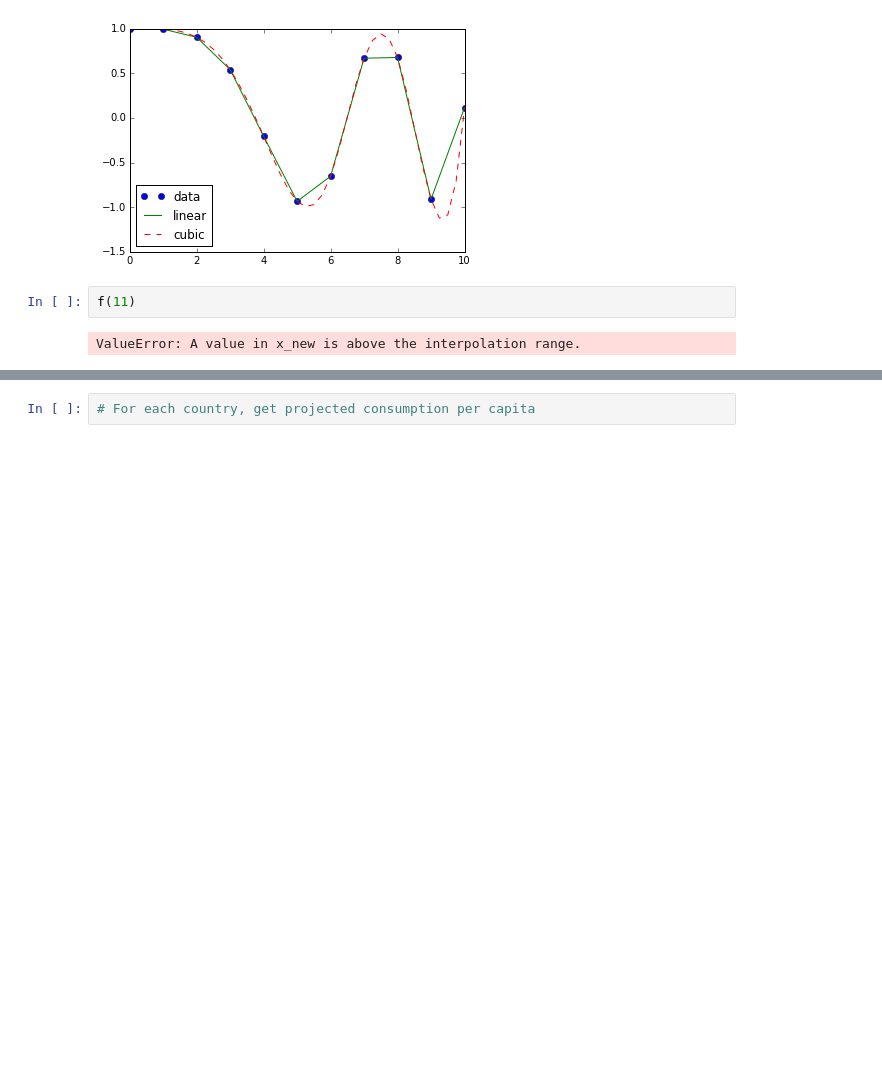
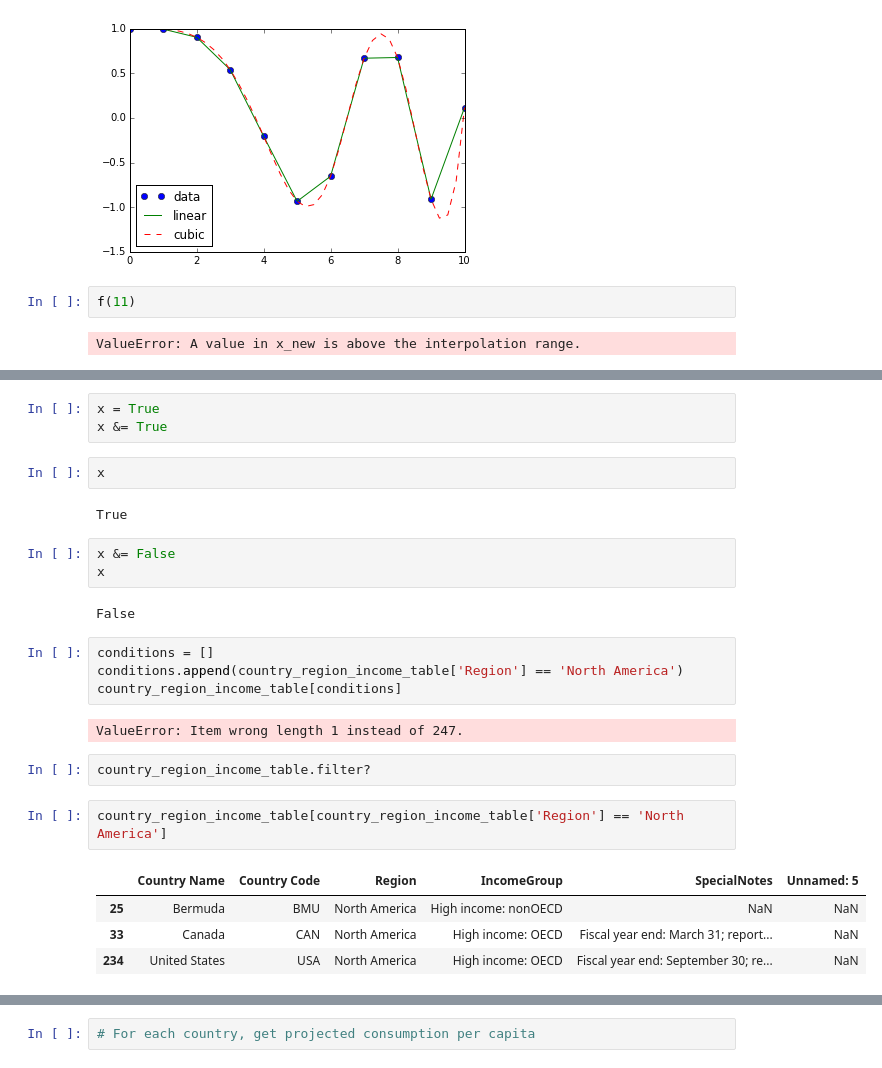
Before and after one commit to SEL-Columbia/infrastructure-planning, a Jupyter notebook: experiments/get-population-consumption-curve-points.ipynb, the cells around one changed output, grey strips where cells are left out. Saved outputs shown, nothing was run; the diff lists cells and outputs as text; blank space fills up the shorter version.

```diff
--- a/experiments/get-population-consumption-curve-points.ipynb
+++ b/experiments/get-population-consumption-curve-points.ipynb
@@ -192,0 +259,27 @@ ValueError: A value in x_new is above the interpolation range.
+# %%
+x = True
+x &= True
+# %%
+x
+# %% [output]
+True
+# %%
+x &= False
+x
+# %% [output]
+False
+# %%
+conditions = []
+conditions.append(country_region_income_table['Region'] == 'North America')
+country_region_income_table[conditions]
+# %% [output]
+ValueError: Item wrong length 1 instead of 247.
+# %%
+country_region_income_table.filter?
+# %%
+country_region_income_table[country_region_income_table['Region'] == 'North America']
+# %% [output]
+|  | Country Name | Country Code | Region | IncomeGroup | SpecialNotes | Unnamed: 5 |
+| 25 | Bermuda | BMU | North America | High income: nonOECD | NaN | NaN |
+| 33 | Canada | CAN | North America | High income: OECD | Fiscal year end: March 31; report... | NaN |
+| 234 | United States | USA | North America | High income: OECD | Fiscal year end: September 30; re... | NaN |
```
Also changed, not shown: parts of 41 cells of this notebook, 2 other files.
